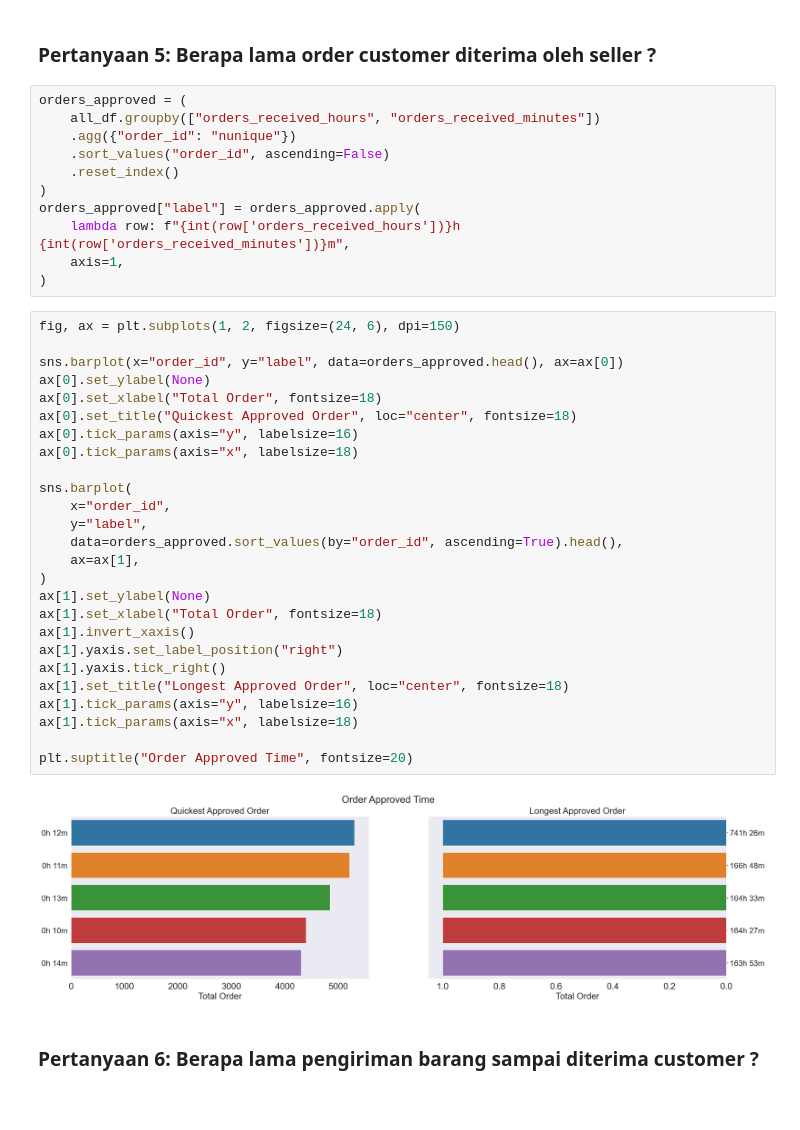
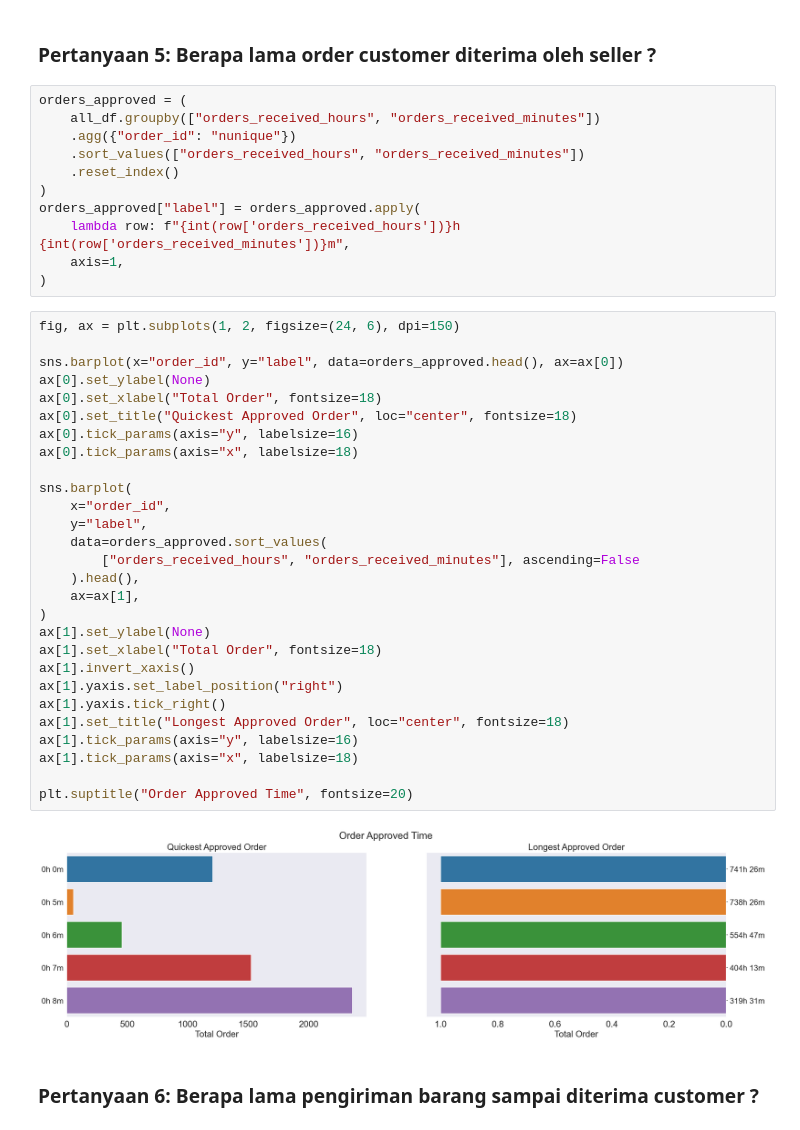
Before and after one commit to JordanMarcelino/dicoding-data-analyst, a Jupyter notebook: notebook.ipynb, the cells around one changed output. Saved outputs shown, nothing was run; the diff lists cells and outputs as text; blank space fills up the shorter version.

```diff
--- a/notebook.ipynb
+++ b/notebook.ipynb
@@ -704,7 +710,7 @@ plt.suptitle("Best and Worst Revenue by City", fontsize=20)
 orders_approved = (
     all_df.groupby(["orders_received_hours", "orders_received_minutes"])
     .agg({"order_id": "nunique"})
-    .sort_values("order_id", ascending=False)
+    .sort_values(["orders_received_hours", "orders_received_minutes"])
     .reset_index()
 )
 orders_approved["label"] = orders_approved.apply(
@@ -714,31 +720,33 @@ orders_approved["label"] = orders_approved.apply(
 # %%
 fig, ax = plt.subplots(1, 2, figsize=(24, 6), dpi=150)
 
 sns.barplot(x="order_id", y="label", data=orders_approved.head(), ax=ax[0])
 ax[0].set_ylabel(None)
 ax[0].set_xlabel("Total Order", fontsize=18)
 ax[0].set_title("Quickest Approved Order", loc="center", fontsize=18)
 ax[0].tick_params(axis="y", labelsize=16)
 ax[0].tick_params(axis="x", labelsize=18)
 
 sns.barplot(
     x="order_id",
     y="label",
-    data=orders_approved.sort_values(by="order_id", ascending=True).head(),
+    data=orders_approved.sort_values(
+        ["orders_received_hours", "orders_received_minutes"], ascending=False
+    ).head(),
     ax=ax[1],
 )
 ax[1].set_ylabel(None)
 ax[1].set_xlabel("Total Order", fontsize=18)
 ax[1].invert_xaxis()
 ax[1].yaxis.set_label_position("right")
 ax[1].yaxis.tick_right()
 ax[1].set_title("Longest Approved Order", loc="center", fontsize=18)
 ax[1].tick_params(axis="y", labelsize=16)
 ax[1].tick_params(axis="x", labelsize=18)
 
 plt.suptitle("Order Approved Time", fontsize=20)
 # %% [output]
-[figure, old version]
+[figure, new version]
 # %% [markdown]
 ### Pertanyaan 6: Berapa lama pengiriman barang sampai diterima customer ?
 # %%
```
Also changed, not shown: parts of 36 cells of this notebook, 2 other files.
